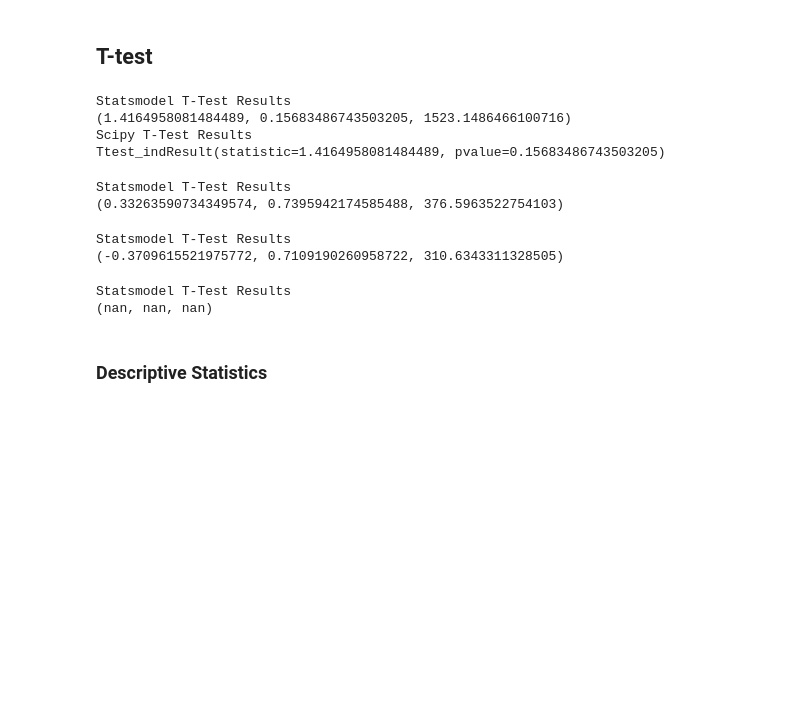
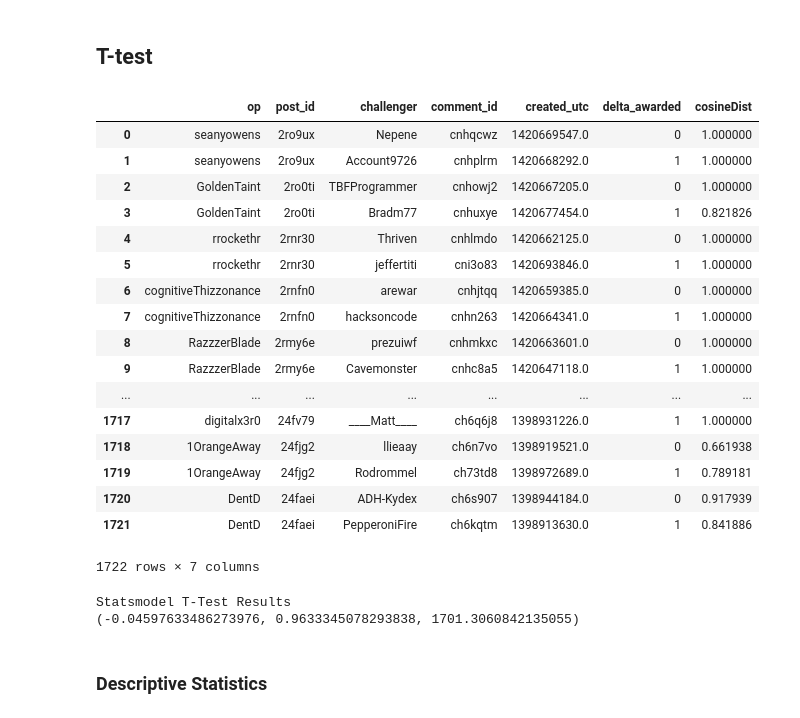
Before and after one commit to r-o-s-h-a-n/reddit-cmv, a Jupyter notebook: prediction-model_cornell-data.ipynb, the cells around one changed output. Drawn from its saved outputs; the diff is of its cells as text; code cells hidden in the pictures; blank space fills up the shorter version.

Commit message:
updated pred model with ttest code. adding pull_costdist.py helper

```diff
--- a/prediction-model_cornell-data.ipynb
+++ b/prediction-model_cornell-data.ipynb
@@ -38,34 +36,36 @@ ValueError: Found array with 0 sample(s) (shape=(0, 37)) while a minimum of 1 is
+# %%
+# Temporary fix
+cosdist = cosdist.iloc[1:, :].reset_index(drop=True)
+# %%
+cosdist
+# %% [output]
+|  | op | post_id | challenger | comment_id | created_utc | delta_awarded | cosineDist |
+| 0 | seanyowens | 2ro9ux | Nepene | cnhqcwz | 1420669547.0 | 0 | 1.000000 |
+| 1 | seanyowens | 2ro9ux | Account9726 | cnhplrm | 1420668292.0 | 1 | 1.000000 |
+| 2 | GoldenTaint | 2ro0ti | TBFProgrammer | cnhowj2 | 1420667205.0 | 0 | 1.000000 |
+| 3 | GoldenTaint | 2ro0ti | Bradm77 | cnhuxye | 1420677454.0 | 1 | 0.821826 |
+| 4 | rrockethr | 2rnr30 | Thriven | cnhlmdo | 1420662125.0 | 0 | 1.000000 |
+| 5 | rrockethr | 2rnr30 | jeffertiti | cni3o83 | 1420693846.0 | 1 | 1.000000 |
+| 6 | cognitiveThizzonance | 2rnfn0 | arewar | cnhjtqq | 1420659385.0 | 0 | 1.000000 |
+| 7 | cognitiveThizzonance | 2rnfn0 | hacksoncode | cnhn263 | 1420664341.0 | 1 | 1.000000 |
+| 8 | RazzzerBlade | 2rmy6e | prezuiwf | cnhmkxc | 1420663601.0 | 0 | 1.000000 |
+| 9 | RazzzerBlade | 2rmy6e | Cavemonster | cnhc8a5 | 1420647118.0 | 1 | 1.000000 |
+| ... | ... | ... | ... | ... | ... | ... | ... |
+| 1717 | digitalx3r0 | 24fv79 | ____Matt____ | ch6q6j8 | 1398931226.0 | 1 | 1.000000 |
+| 1718 | 1OrangeAway | 24fjg2 | llieaay | ch6n7vo | 1398919521.0 | 0 | 0.661938 |
+| 1719 | 1OrangeAway | 24fjg2 | Rodrommel | ch73td8 | 1398972689.0 | 1 | 0.789181 |
+| 1720 | DentD | 24faei | ADH-Kydex | ch6s907 | 1398944184.0 | 0 | 0.917939 |
+| 1721 | DentD | 24faei | PepperoniFire | ch6kqtm | 1398913630.0 | 1 | 0.841886 |
+1722 rows × 7 columns
 # %%
 import statsmodels.api as sm
 print("Statsmodel T-Test Results")
-print(sm.stats.ttest_ind(pos, neg, usevar='unequal'))
-
-from scipy import stats
-print("Scipy T-Test Results")
-print(stats.ttest_ind(pos, neg, equal_var=False))
+print(sm.stats.ttest_ind(
+    cosdist[cosdist['delta_awarded']=='1']['cosineDist'],
+    cosdist[cosdist['delta_awarded']=='0']['cosineDist'], usevar='unequal'))
 # %% [output]
 Statsmodel T-Test Results
-(1.4164958081484489, 0.15683486743503205, 1523.1486466100716)
-Scipy T-Test Results
-Ttest_indResult(statistic=1.4164958081484489, pvalue=0.15683486743503205)
+(-0.04597633486273976, 0.9633345078293838, 1701.3060842135055)
-# %%
-print("Statsmodel T-Test Results")
-print(sm.stats.ttest_ind(pos_bin1, neg_bin1, usevar='unequal'))
-# %% [output]
-Statsmodel T-Test Results
-(0.33263590734349574, 0.7395942174585488, 376.5963522754103)
-# %%
-print("Statsmodel T-Test Results")
-print(sm.stats.ttest_ind(pos_bin2, neg_bin2, usevar='unequal'))
-# %% [output]
-Statsmodel T-Test Results
-(-0.3709615521975772, 0.7109190260958722, 310.6343311328505)
-# %%
-print("Statsmodel T-Test Results")
-print(sm.stats.ttest_ind(pos_bin3, neg_bin3, usevar='unequal'))
-# %% [output]
-Statsmodel T-Test Results
-(nan, nan, nan)
 # %% [markdown]
 ### Descriptive Statistics
 # %%
```
Also changed, not shown: parts of 4 cells of this notebook, 1 other file.
